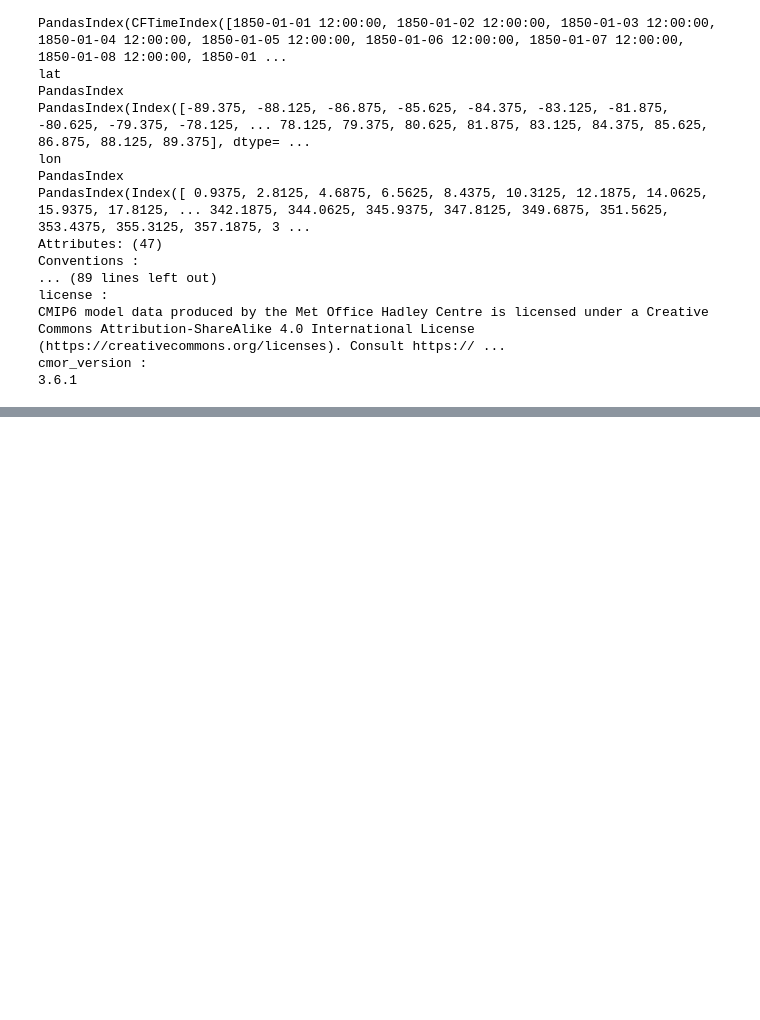
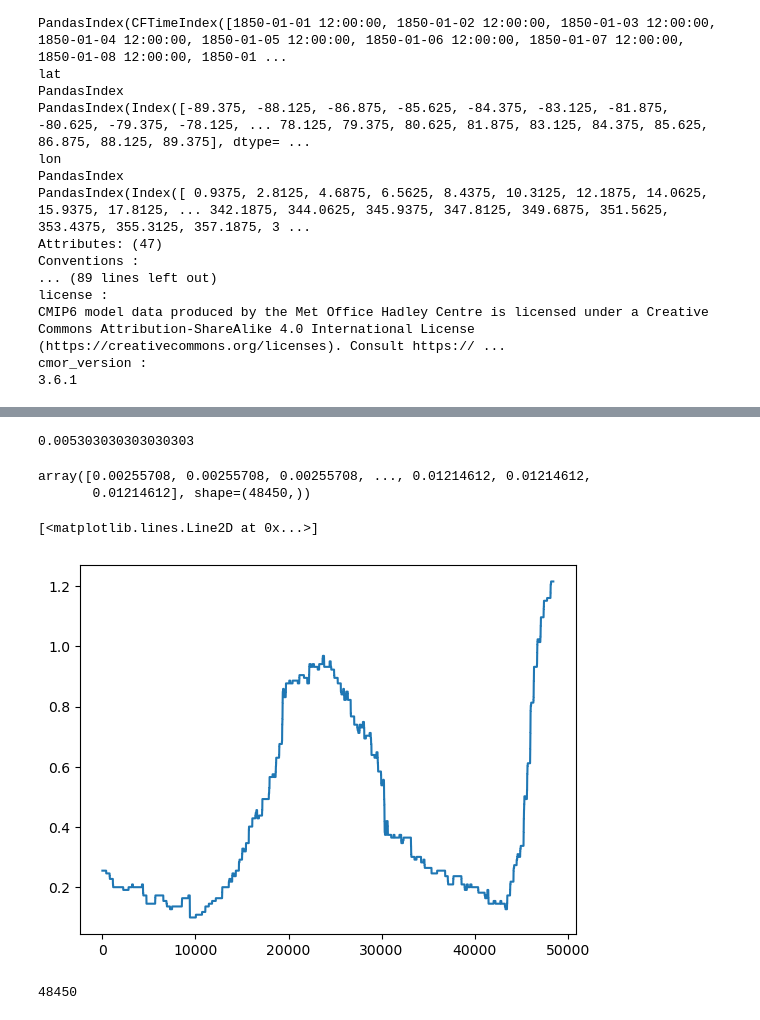
Before and after one commit to alexborowiak/ExtAnt-initial, a Jupyter notebook: draft_01.ipynb, the cells around one changed output, grey strips where cells are left out. Saved outputs shown, nothing was run; the diff lists cells and outputs as text; code cells hidden in the pictures; blank space fills up the shorter version.

```diff
--- a/draft_01.ipynb
+++ b/draft_01.ipynb
@@ -345,0 +426,32 @@ ax.legend()
+# %%
+len(hist_q_exceedances)/len(arr_sorted)
+# %% [output]
+0.005303030303030303
+# %%
+window = 30 * 365
+window_counts = []
+for i in range(len(arr_sorted)-window):
+    sub_arr = arr[i:i+window]
+    counts = np.count_nonzero(sub_arr > nat_q_float)
+    window_counts.append(counts)
+
+window_counts = np.array(window_counts)
+# %%
+p_hist = window_counts/window
+p_hist
+# %% [output]
+array([0.00255708, 0.00255708, 0.00255708, ..., 0.01214612, 0.01214612,
+       0.01214612], shape=(48450,))
+# %%
+p_nat = (100 - q)/100
+# %%
+pr_arr = p_hist/p_nat
+# %%
+plt.plot(pr_arr)
+# %% [output]
+[<matplotlib.lines.Line2D at 0x...>]
+[figure, added]
+# %%
+len(pr_arr)
+# %% [output]
+48450
```
Also changed, not shown: parts of 14 cells of this notebook.
